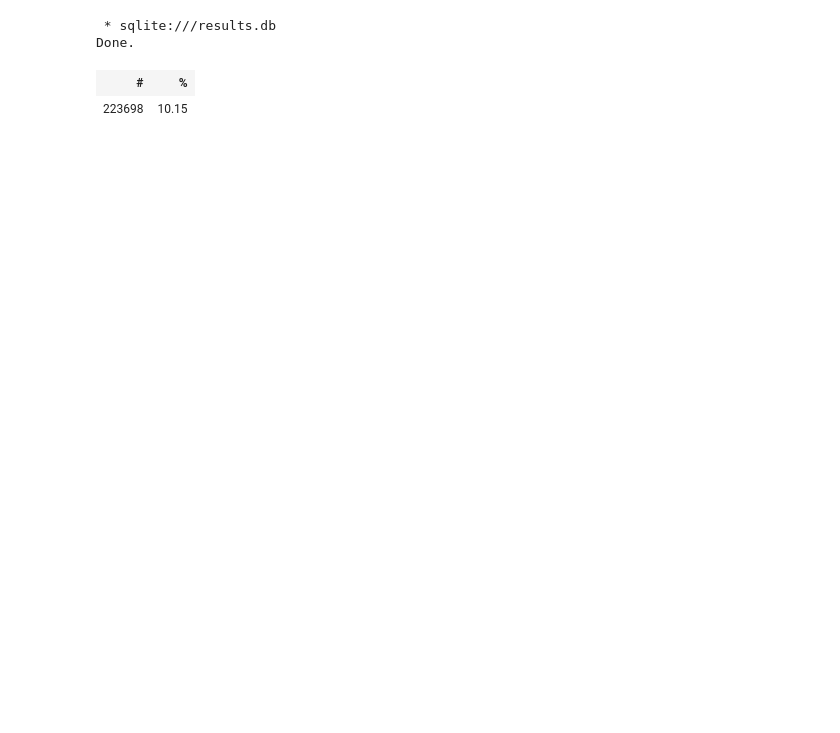
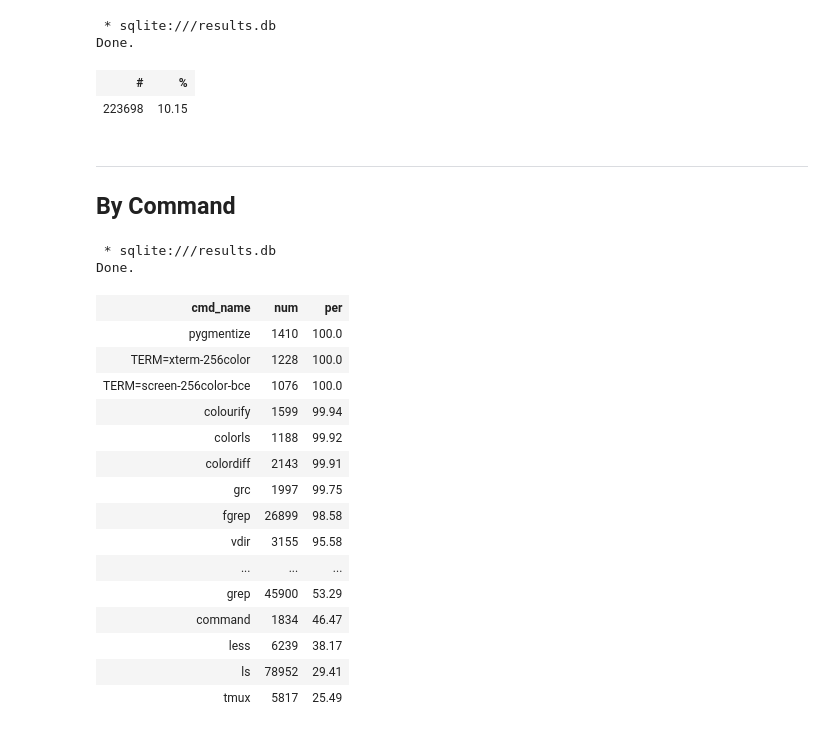
Before and after one commit to ipa-lab/shell-alias-analysis, a Jupyter notebook: notebooks/color.ipynb, the cells around one changed output. Drawn from its saved outputs; the diff is of its cells as text; code cells hidden in the pictures; blank space fills up the shorter version.

```diff
--- a/notebooks/color.ipynb
+++ b/notebooks/color.ipynb
@@ -60,3 +62,48 @@ where
 Done.
 | # | % |
 | 223698 | 10.15 |
+# %% [markdown]
+---
+## By Command
+# %%
+%%sql
+select
+    cmd_name,
+    count(distinct alias_id) as num,
+    round(count(distinct alias_id)*100.0/total,2) as per
+from (
+    select command.name as cmd_name, alias_id
+    from alias
+    join aliases_colorizing_output using (alias_id)
+    join command using (alias_id)
+
+    union
+
+    select alias.name as cmd_name, alias_id
+    from alias
+    join aliases_colorizing_output using (alias_id)
+    where alias.name in known_commands
+)
+join command_alias_totals using (cmd_name)
+group by cmd_name
+having num > 1000 and per > 20
+order by per desc, num desc
+# %% [output]
+ * sqlite:///results.db
+Done.
+| cmd_name | num | per |
+| pygmentize | 1410 | 100.0 |
+| TERM=xterm-256color | 1228 | 100.0 |
+| TERM=screen-256color-bce | 1076 | 100.0 |
+| colourify | 1599 | 99.94 |
+| colorls | 1188 | 99.92 |
+| colordiff | 2143 | 99.91 |
+| grc | 1997 | 99.75 |
+| fgrep | 26899 | 98.58 |
+| vdir | 3155 | 95.58 |
+| ... | ... | ... |
+| grep | 45900 | 53.29 |
+| command | 1834 | 46.47 |
+| less | 6239 | 38.17 |
+| ls | 78952 | 29.41 |
+| tmux | 5817 | 25.49 |
```
Also changed, not shown: parts of 3 cells of this notebook, 13 other files.
